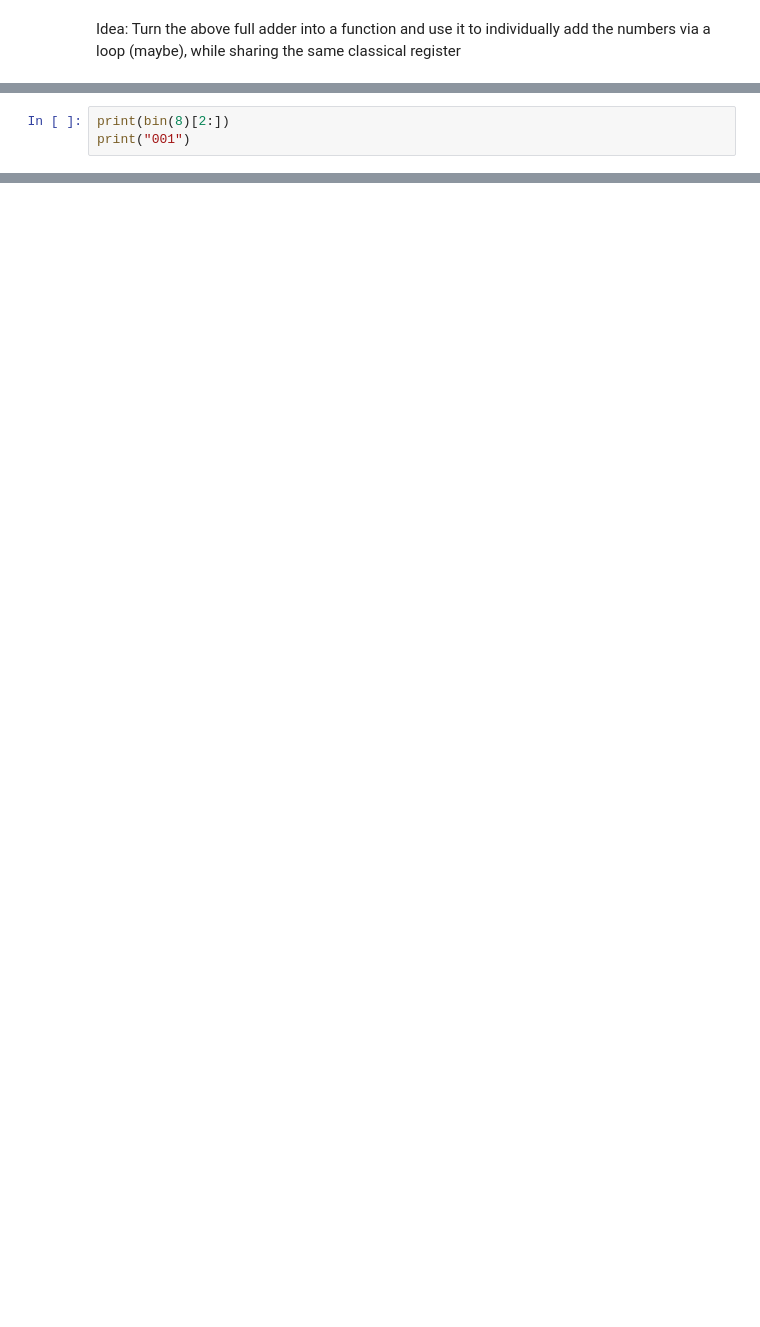
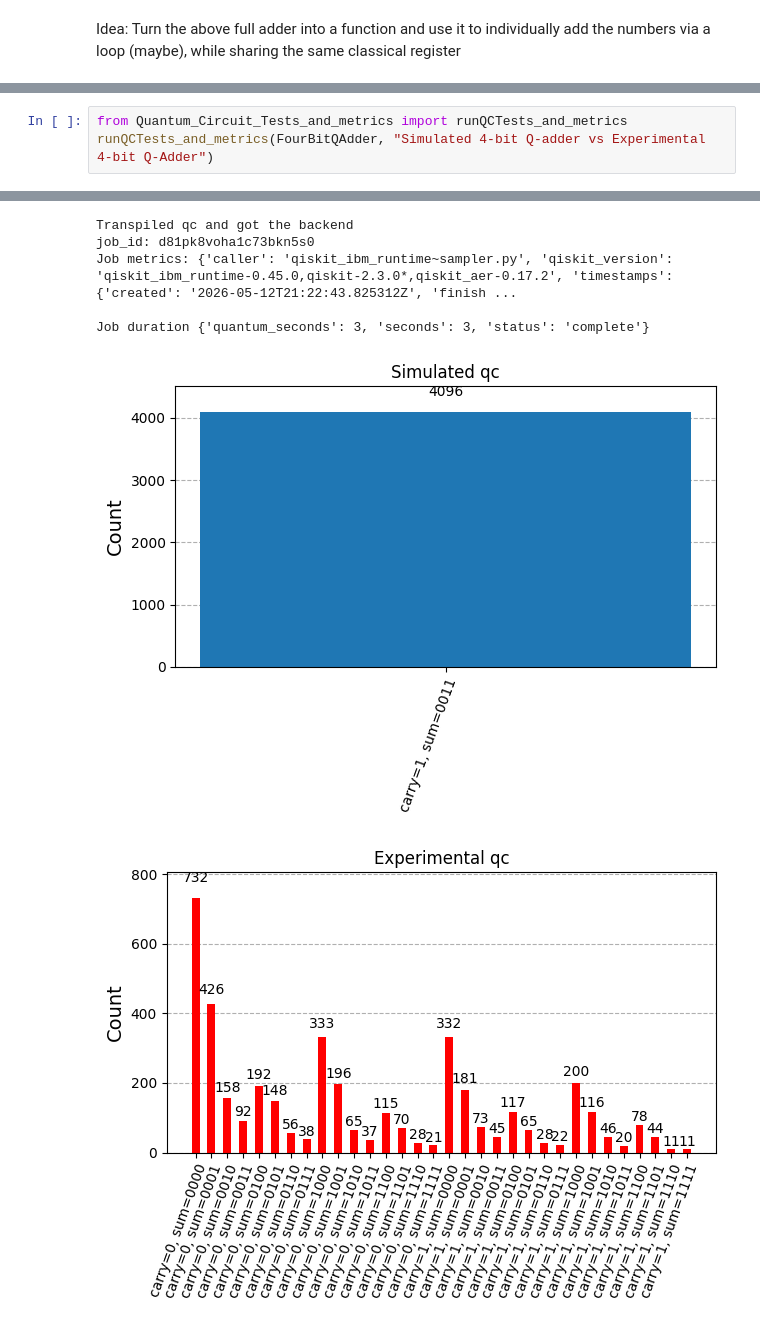
Before and after one commit to Chosen-Juan1/Quantum-computing-research, a Jupyter notebook: Quantum_Computing_Research_Tasks/Task_6_Arithmetic_Addition_Circuit.ipynb, the cells around one changed output, grey strips where cells are left out. Drawn from its saved outputs; the diff is of its cells as text; blank space fills up the shorter version.

Commit message:
Added the metrics for current and furture quantum circuits, added missing reports that i got from google doc, tested 4-bit Qadder. Now planning to modify said adder to become a substractor

```diff
--- a/Quantum_Computing_Research_Tasks/Task_6_Arithmetic_Addition_Circuit.ipynb
+++ b/Quantum_Computing_Research_Tasks/Task_6_Arithmetic_Addition_Circuit.ipynb
@@ -993,4 +1028,4 @@ first operand 1001 and second operand 1010
 # %%
-print(bin(8)[2:])
-print("001")
+from Quantum_Circuit_Tests_and_metrics import runQCTests_and_metrics
+runQCTests_and_metrics(FourBitQAdder, "Simulated 4-bit Q-adder vs Experimental 4-bit Q-Adder")
 # %% [output]
@@ -998,0 +1034,7 @@ print("001")
+Transpiled qc and got the backend
+job_id: d81pk8voha1c73bkn5s0
+Job metrics: {'caller': 'qiskit_ibm_runtime~sampler.py', 'qiskit_version': 'qiskit_ibm_runtime-0.45.0,qiskit-2.3.0*,qiskit_aer-0.17.2', 'timestamps': {'created': '2026-05-12T21:22:43.825312Z', 'finish ...
+
+Job duration {'quantum_seconds': 3, 'seconds': 3, 'status': 'complete'}
+[figure, added]
+[figure, added]
```
Also changed, not shown: parts of 17 cells of this notebook, 3 other files.
